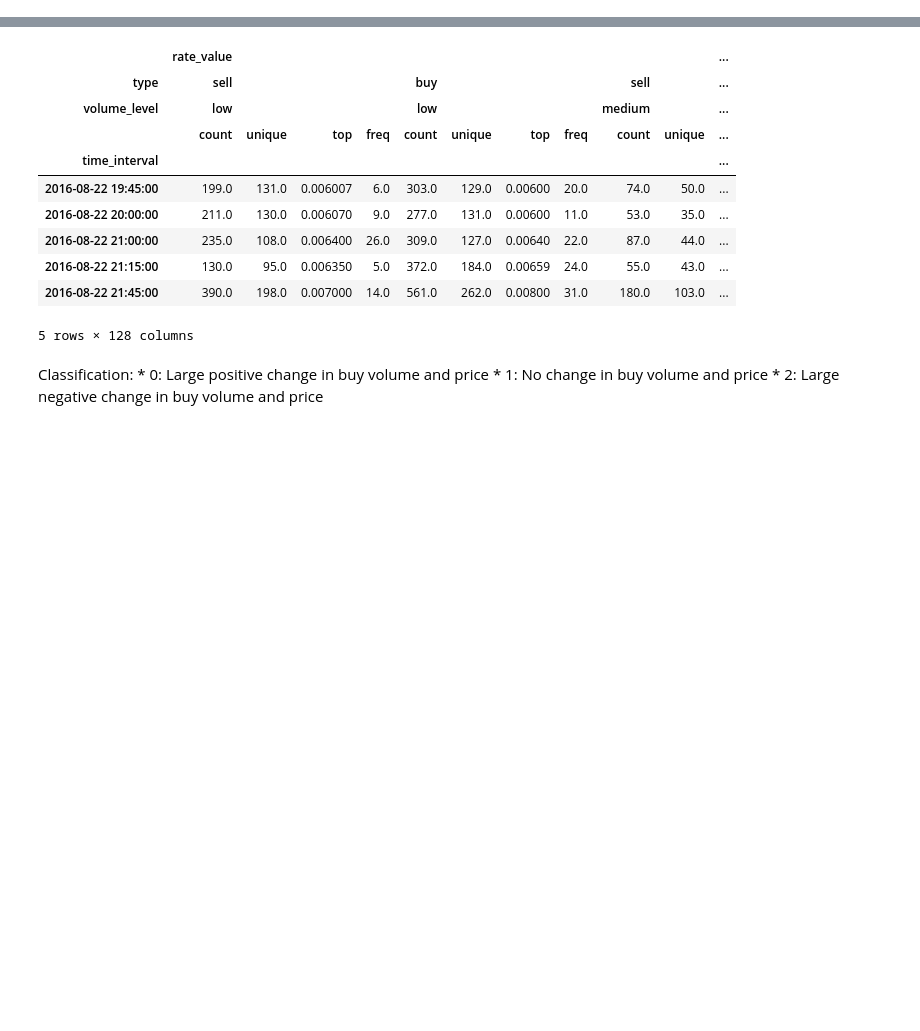
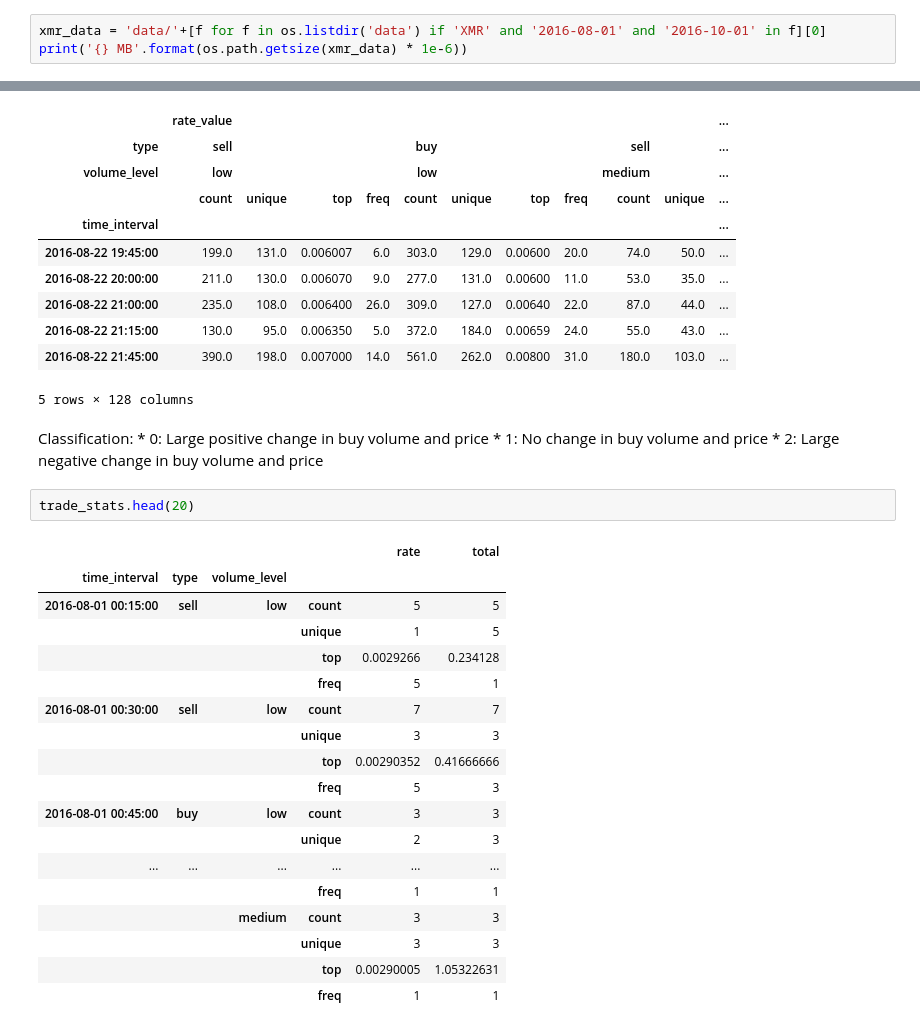
Before and after one commit to malcolmjmr/springboard, a Jupyter notebook: Market Data.ipynb, the cells around one changed output, grey strips where cells are left out. Cells and saved outputs as stored; diff of their text form; blank space fills up the shorter version.

```diff
--- a/Market Data.ipynb
+++ b/Market Data.ipynb
@@ -117,0 +115,3 @@ print('{} MB'.format(os.path.getsize(xmr_data) * 1e-6))
+# %%
+xmr_data = 'data/'+[f for f in os.listdir('data') if 'XMR' and '2016-08-01' and '2016-10-01' in f][0]
+print('{} MB'.format(os.path.getsize(xmr_data) * 1e-6))
@@ -272,3 +288,24 @@ Classification:
     * 0: Large positive change in buy volume and price
     * 1: No change in buy volume and price
     * 2: Large negative change in buy volume and price
+# %%
+trade_stats.head(20)
+# %% [output]
+|  |  |  |  | rate | total |
+| time_interval | type | volume_level |  |  |  |
+| 2016-08-01 00:15:00 | sell | low | count | 5 | 5 |
+|  |  |  | unique | 1 | 5 |
+|  |  |  | top | 0.0029266 | 0.234128 |
+|  |  |  | freq | 5 | 1 |
+| 2016-08-01 00:30:00 | sell | low | count | 7 | 7 |
+|  |  |  | unique | 3 | 3 |
+|  |  |  | top | 0.00290352 | 0.41666666 |
+|  |  |  | freq | 5 | 3 |
+| 2016-08-01 00:45:00 | buy | low | count | 3 | 3 |
+|  |  |  | unique | 2 | 3 |
+| ... | ... | ... | ... | ... | ... |
+|  |  |  | freq | 1 | 1 |
+|  |  | medium | count | 3 | 3 |
+|  |  |  | unique | 3 | 3 |
+|  |  |  | top | 0.00290005 | 1.05322631 |
+|  |  |  | freq | 1 | 1 |
```
Also changed, not shown: parts of 9 cells of this notebook.
